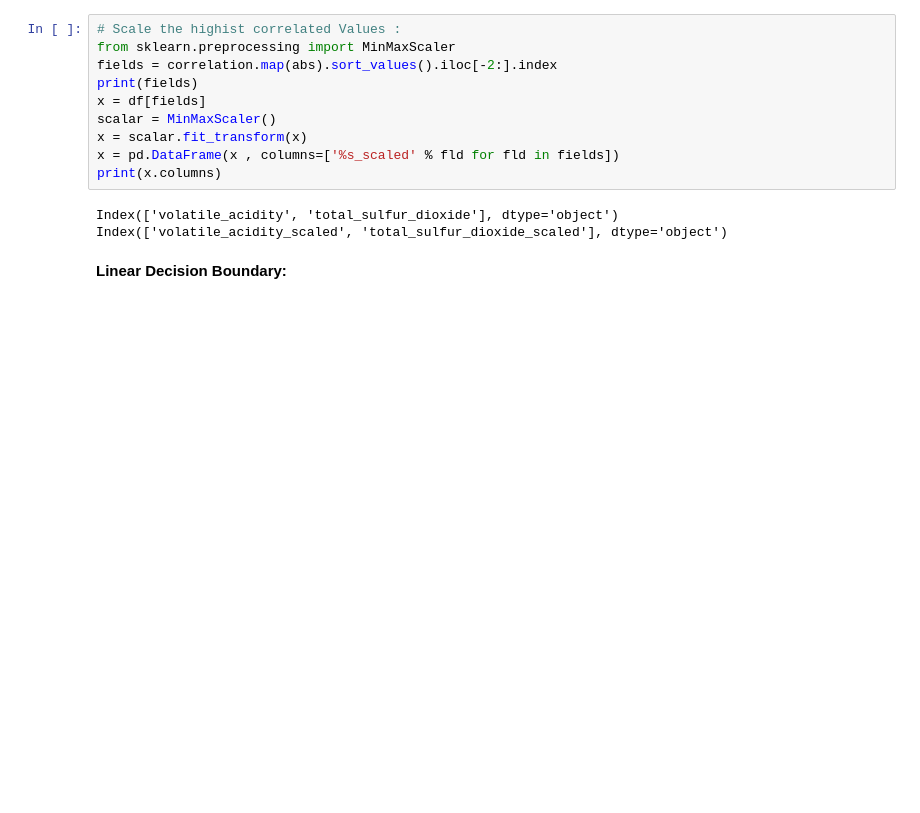
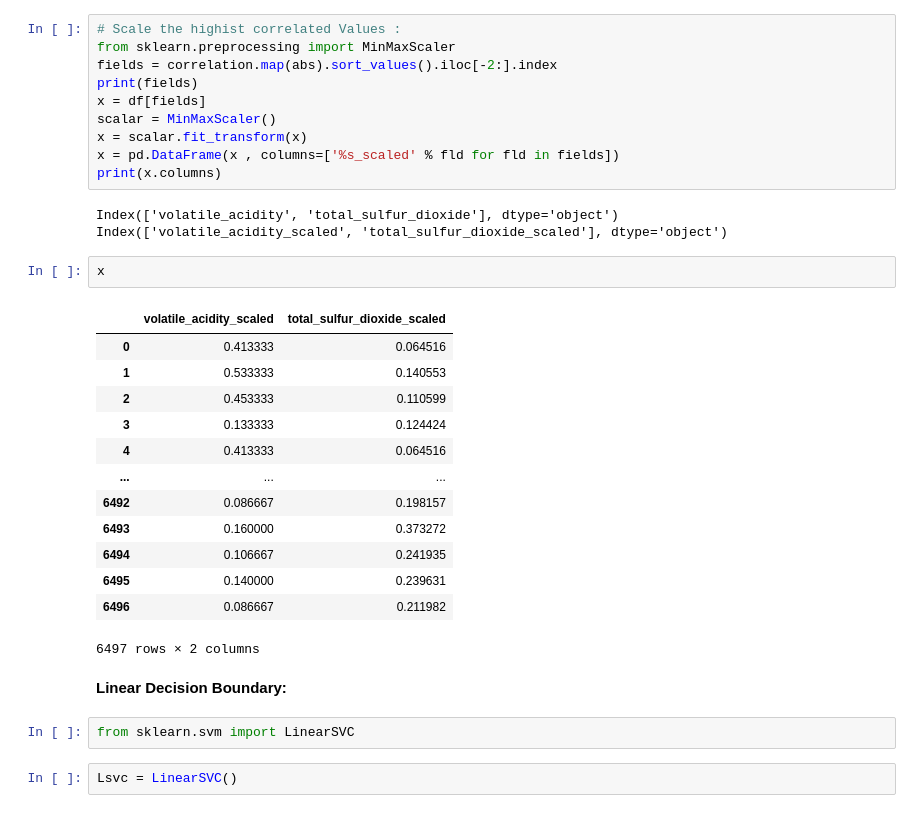
Before and after one commit to mohmaed7777/Support-Vector-Machine-with-sklearn, a Jupyter notebook: SVM_for_Wine_Quality_.ipynb, the cells around one changed output. Saved outputs shown, nothing was run; the diff lists cells and outputs as text; blank space fills up the shorter version.

```diff
--- a/SVM_for_Wine_Quality_.ipynb
+++ b/SVM_for_Wine_Quality_.ipynb
@@ -94,5 +109,25 @@ print(x.columns)
 # %% [output]
 Index(['volatile_acidity', 'total_sulfur_dioxide'], dtype='object')
 Index(['volatile_acidity_scaled', 'total_sulfur_dioxide_scaled'], dtype='object')
+# %%
+x
+# %% [output]
+|  | volatile_acidity_scaled | total_sulfur_dioxide_scaled |
+| 0 | 0.413333 | 0.064516 |
+| 1 | 0.533333 | 0.140553 |
+| 2 | 0.453333 | 0.110599 |
+| 3 | 0.133333 | 0.124424 |
+| 4 | 0.413333 | 0.064516 |
+| ... | ... | ... |
+| 6492 | 0.086667 | 0.198157 |
+| 6493 | 0.160000 | 0.373272 |
+| 6494 | 0.106667 | 0.241935 |
+| 6495 | 0.140000 | 0.239631 |
+| 6496 | 0.086667 | 0.211982 |
+6497 rows × 2 columns
 # %% [markdown]
 **Linear Decision Boundary:**
+# %%
+from sklearn.svm import LinearSVC
+# %%
+Lsvc = LinearSVC()
```
Also changed, not shown: parts of 4 cells of this notebook.
